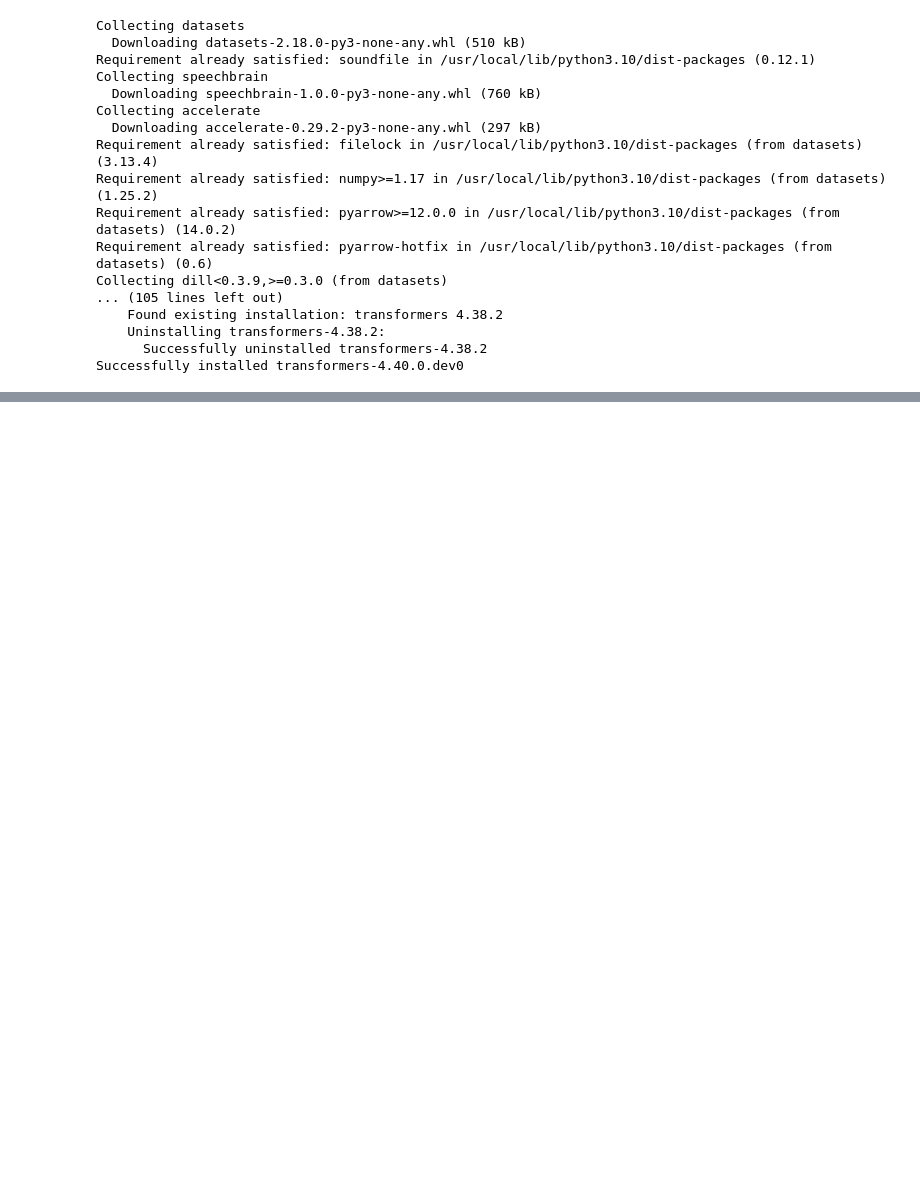
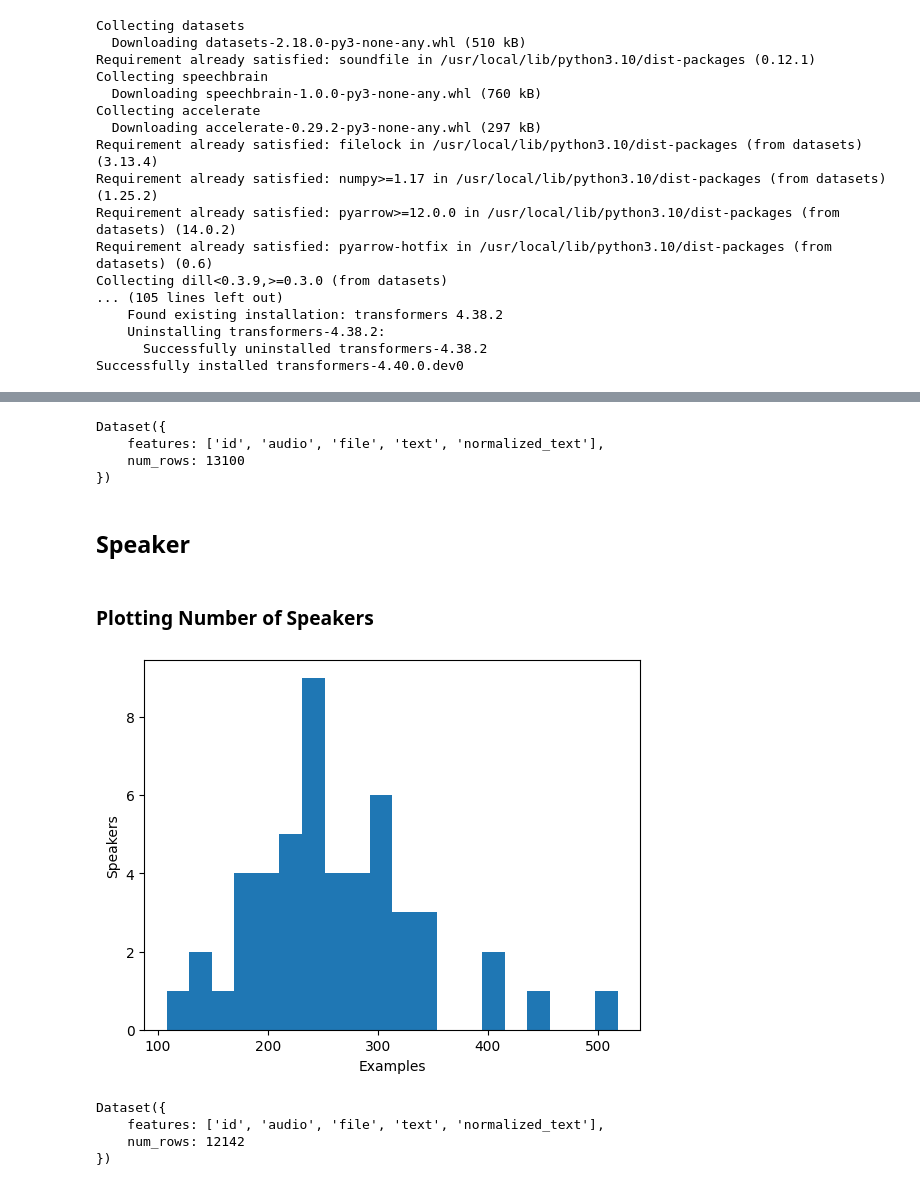
Before and after one commit to TheHotKey534/ML_TTS, a Jupyter notebook: hf_tts.ipynb, the cells around one changed output, grey strips where cells are left out. Cells and saved outputs as stored; diff of their text form; code cells hidden in the pictures; blank space fills up the shorter version.

```diff
--- a/hf_tts.ipynb
+++ b/hf_tts.ipynb
@@ -23,0 +75,43 @@ Successfully installed transformers-4.40.0.dev0
+# %%
+replacements = [
+    ("à", "a"),
+    ("â", "a"),
+    ("è", "e"),
+    ("ü", "u"),
+]
+# %%
+def cleanup_text(inputs):
+    for src, dst in replacements:
+        inputs["normalized_text"] = inputs["normalized_text"].replace(src, dst)
+
+    return inputs
+# %%
+tts_dataset = tts_dataset.map(cleanup_text)
+# %%
+tts_dataset
+# %% [output]
+Dataset({
+    features: ['id', 'audio', 'file', 'text', 'normalized_text'],
+    num_rows: 13100
+})
+# %% [markdown]
+## Speaker
+# %%
+from collections import defaultdict
+
+speaker_counts = defaultdict(int)
+
+for speaker_id in tts_dataset["id"]:
+    speaker_counts[speaker_id.split("-")[0]] += 1
+# %% [markdown]
+### Plotting Number of Speakers
+# %%
+import matplotlib.pyplot as plt
+
+plt.figure()
+plt.hist(speaker_counts.values(), bins=20)
+plt.ylabel("Speakers")
+plt.xlabel("Examples")
+plt.show()
+# %% [output]
+[figure, added]
@@ -23,0 +124,7 @@ Successfully installed transformers-4.40.0.dev0
+# %%
+tts_dataset
+# %% [output]
+Dataset({
+    features: ['id', 'audio', 'file', 'text', 'normalized_text'],
+    num_rows: 12142
+})
```
Also changed, not shown: parts of 40 cells of this notebook.
